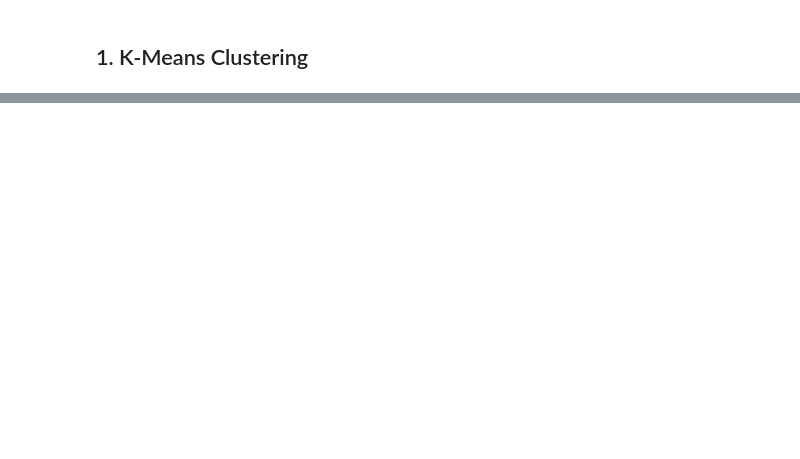
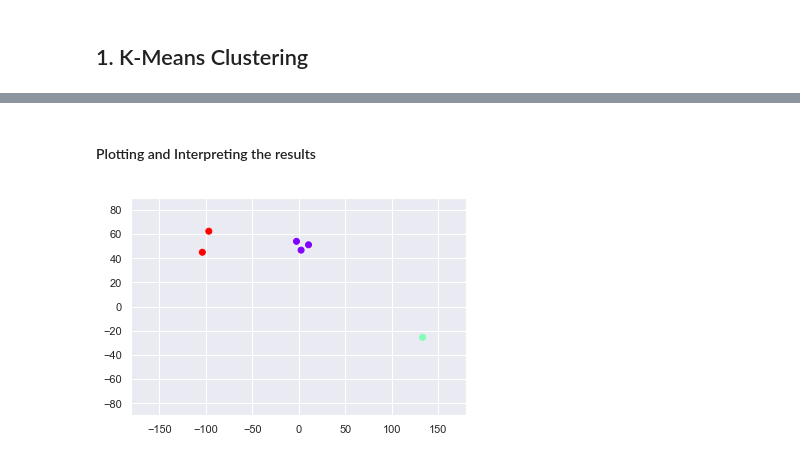
Before and after one commit to alexandrehsd/cluster-analysis, a Jupyter notebook: Cluster Analysis.ipynb, the cells around one changed output, grey strips where cells are left out. Drawn from its saved outputs; the diff is of its cells as text; code cells hidden in the pictures; blank space fills up the shorter version.

```diff
--- a/Cluster Analysis.ipynb
+++ b/Cluster Analysis.ipynb
@@ -50,0 +104,4 @@ This is a simple example but we can extend this result to more complex situation
+# %%
+# Slicing the data to get the Latitude and Longitude Columns
+x = country_data.iloc[:,1:3]
+x
@@ -50,0 +116,10 @@ This is a simple example but we can extend this result to more complex situation
+# %%
+# Instantiating a new model with 3 clusters
+kmeans = KMeans(3)
+clusters = kmeans.fit_predict(x)
+# %%
+data_with_clusters = country_data.copy()
+
+# Assigning the cluster label of each country into the new dataFrame
+data_with_clusters['Clusters'] = clusters
+data_with_clusters
@@ -50,0 +134,9 @@ This is a simple example but we can extend this result to more complex situation
+# %% [markdown]
+#### Plotting and Interpreting the results
+# %%
+plt.scatter(data_with_clusters['Longitude'], data_with_clusters['Latitude'], c=clusters, cmap='rainbow')
+plt.xlim(-180, 180)
+plt.ylim(-90, 90)
+plt.show()
+# %% [output]
+[figure, added]
```
Also changed, not shown: parts of 34 cells of this notebook.
